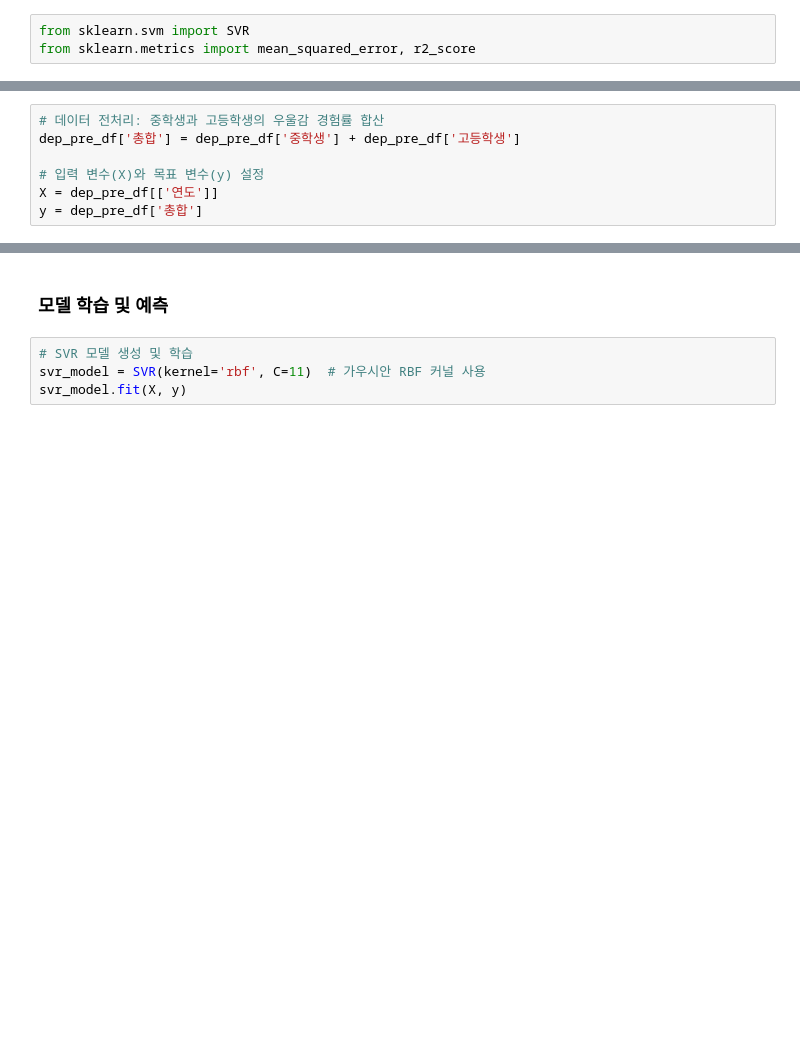
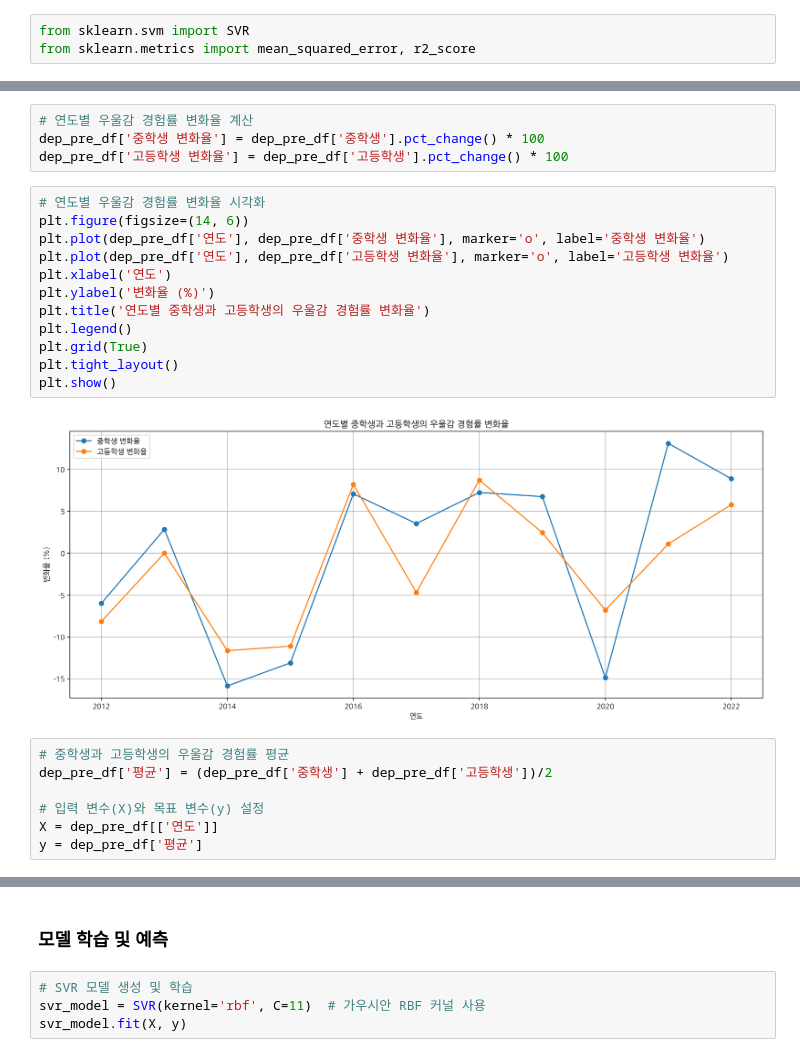
Before and after one commit to thdnjs0730/2024-1-my-BDA, a Jupyter notebook: 데이터분석과제_03조_20231596_최소원_20231596_최소원.ipynb, the cells around one changed output, grey strips where cells are left out. Drawn from its saved outputs; the diff is of its cells as text; blank space fills up the shorter version.

```diff
--- a/데이터분석과제_03조_20231596_최소원_20231596_최소원.ipynb
+++ b/데이터분석과제_03조_20231596_최소원_20231596_최소원.ipynb
@@ -108,10 +118,28 @@ dep_pre_df = pd.read_csv('청소년 우울감 경험률.csv')
+# %%
+# 연도별 우울감 경험률 변화율 계산
+dep_pre_df['중학생 변화율'] = dep_pre_df['중학생'].pct_change() * 100
+dep_pre_df['고등학생 변화율'] = dep_pre_df['고등학생'].pct_change() * 100
+# %%
+# 연도별 우울감 경험률 변화율 시각화
+plt.figure(figsize=(14, 6))
+plt.plot(dep_pre_df['연도'], dep_pre_df['중학생 변화율'], marker='o', label='중학생 변화율')
+plt.plot(dep_pre_df['연도'], dep_pre_df['고등학생 변화율'], marker='o', label='고등학생 변화율')
+plt.xlabel('연도')
+plt.ylabel('변화율 (%)')
+plt.title('연도별 중학생과 고등학생의 우울감 경험률 변화율')
+plt.legend()
+plt.grid(True)
+plt.tight_layout()
+plt.show()
+# %% [output]
+[figure, added]
 # %%
-# 데이터 전처리: 중학생과 고등학생의 우울감 경험률 합산
-dep_pre_df['총합'] = dep_pre_df['중학생'] + dep_pre_df['고등학생']
+# 중학생과 고등학생의 우울감 경험률 평균
+dep_pre_df['평균'] = (dep_pre_df['중학생'] + dep_pre_df['고등학생'])/2
 
 # 입력 변수(X)와 목표 변수(y) 설정
 X = dep_pre_df[['연도']]
-y = dep_pre_df['총합']
+y = dep_pre_df['평균']
 # %%
 # 데이터 확인
 print(dep_pre_df.head())
```
Also changed, not shown: parts of 17 cells of this notebook.
